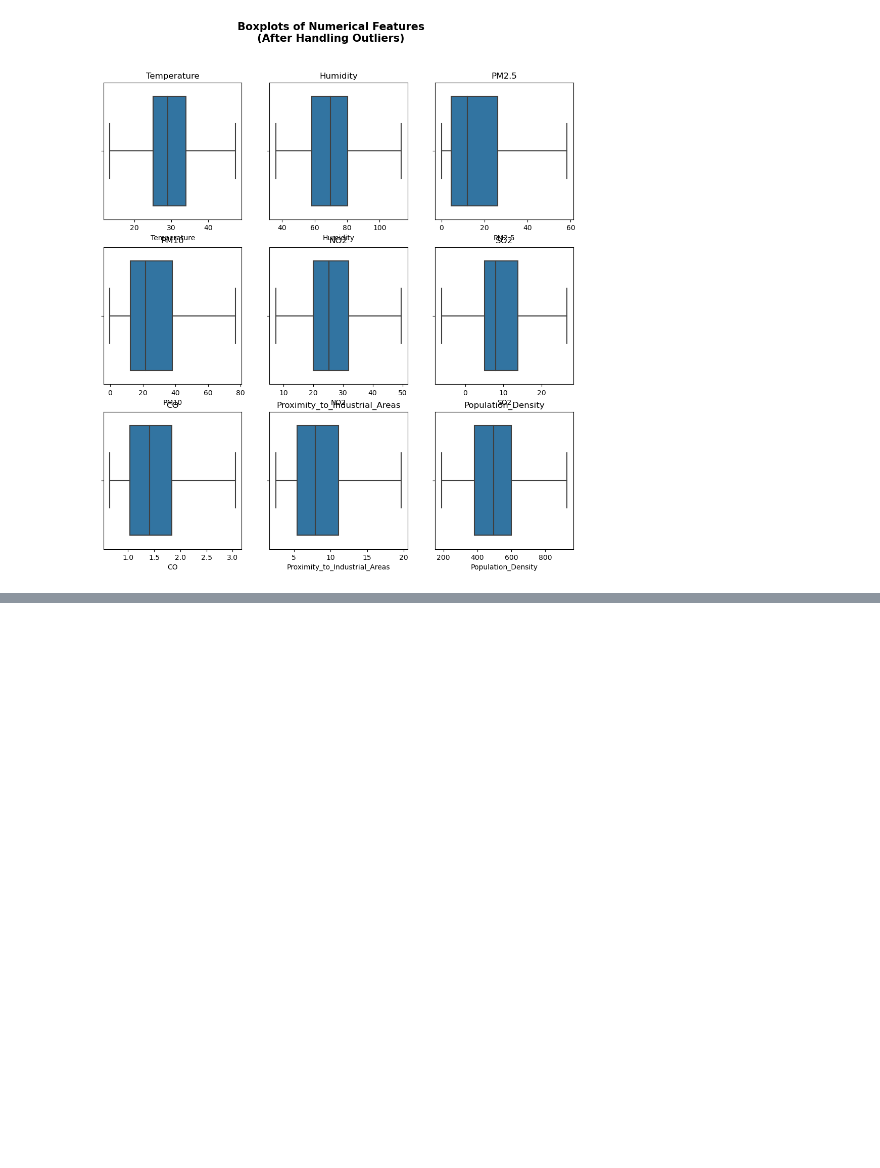
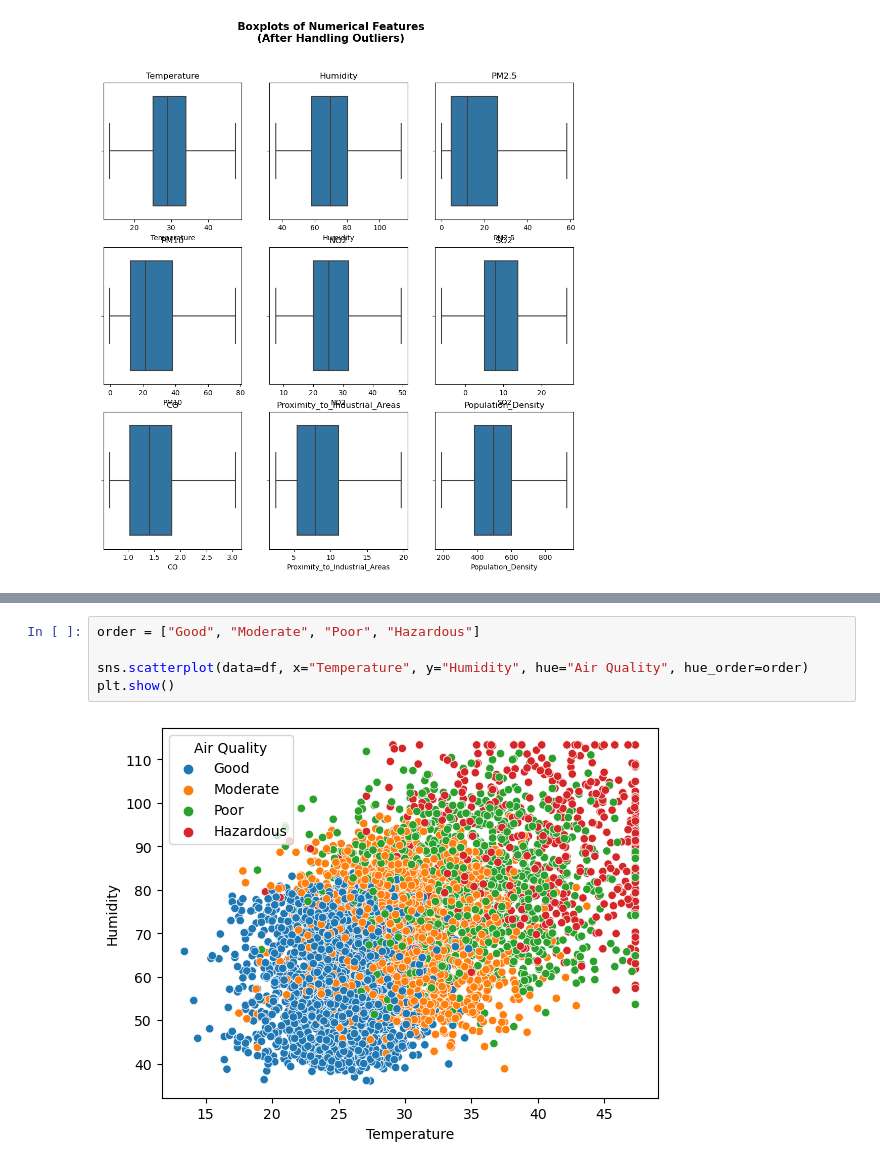
Before and after one commit to ayberkozcan/classification-exercises, a Jupyter notebook: Analyzing Air Quality/classification_air_quality.ipynb, the cells around one changed output, grey strips where cells are left out. Saved outputs shown, nothing was run; the diff lists cells and outputs as text; blank space fills up the shorter version.

```diff
--- a/Analyzing Air Quality/classification_air_quality.ipynb
+++ b/Analyzing Air Quality/classification_air_quality.ipynb
@@ -125,0 +155,7 @@ plt.show()
+# %%
+order = ["Good", "Moderate", "Poor", "Hazardous"]
+
+sns.scatterplot(data=df, x="Temperature", y="Humidity", hue="Air Quality", hue_order=order)
+plt.show()
+# %% [output]
+[figure, added]
```
Also changed, not shown: parts of 6 cells of this notebook.
